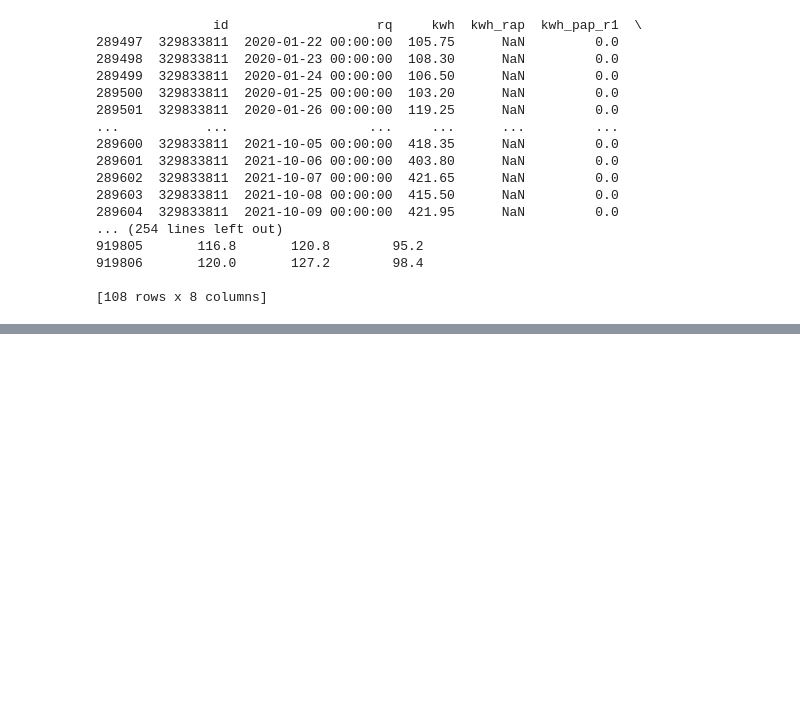
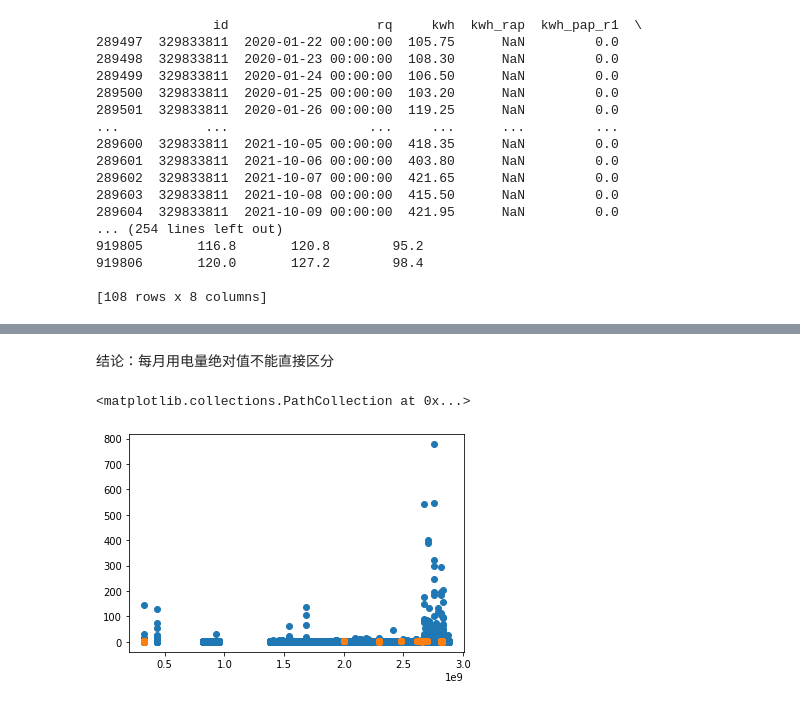
Before and after one commit to miaozjs/Mining-Detection, a Jupyter notebook: mj.ipynb, the cells around one changed output, grey strips where cells are left out. Cells and saved outputs as stored; diff of their text form; code cells hidden in the pictures; blank space fills up the shorter version.

```diff
--- a/mj.ipynb
+++ b/mj.ipynb
@@ -202,0 +461,9 @@ for i in target.index:
+# %% [markdown]
+结论：每月用电量绝对值不能直接区分
+# %%
+# 如果是峰谷平划分呢？
+plt.scatter(elec_month_all.query("label==0").id,elec_month_all.query("label==0").pq_g / elec_month_all.query("label==0").pq_f)
+plt.scatter(elec_month_all.query("label==1").id,elec_month_all.query("label==1").pq_g / elec_month_all.query("label==1").pq_f)
+# %% [output]
+<matplotlib.collections.PathCollection at 0x...>
+[figure, added]
```
Also changed, not shown: parts of 80 cells of this notebook.
